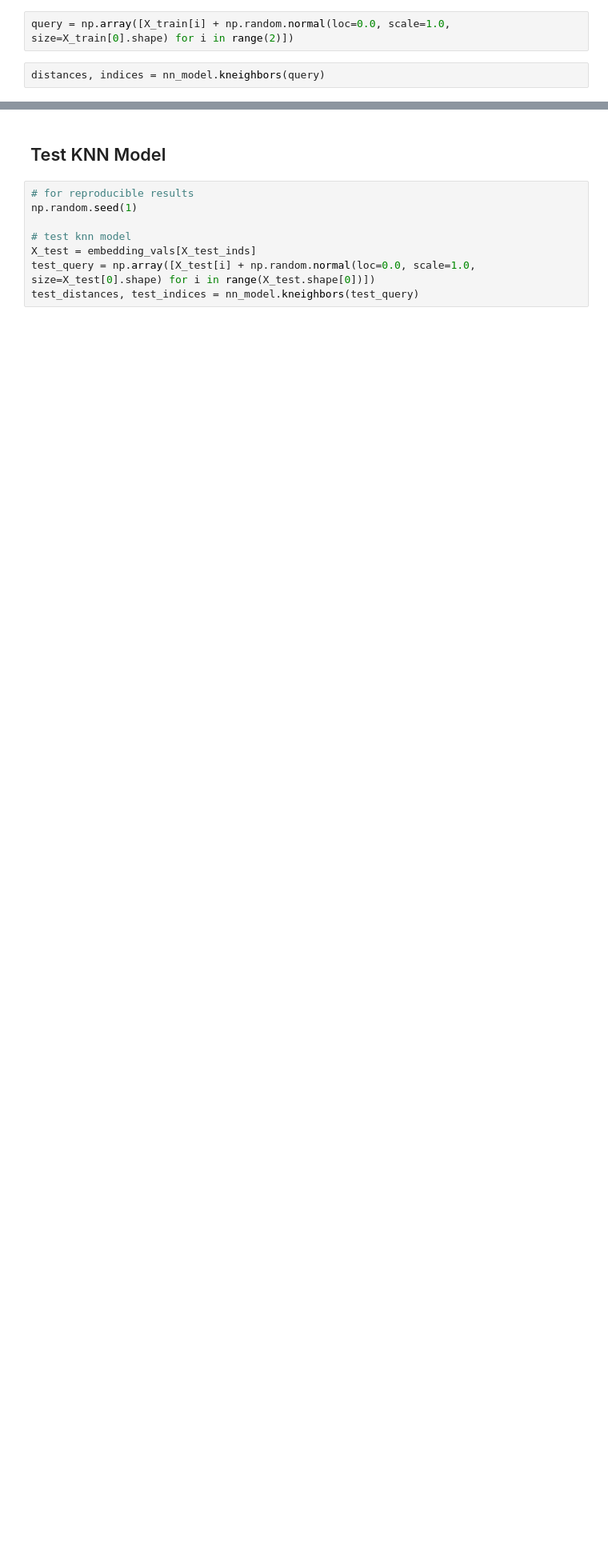
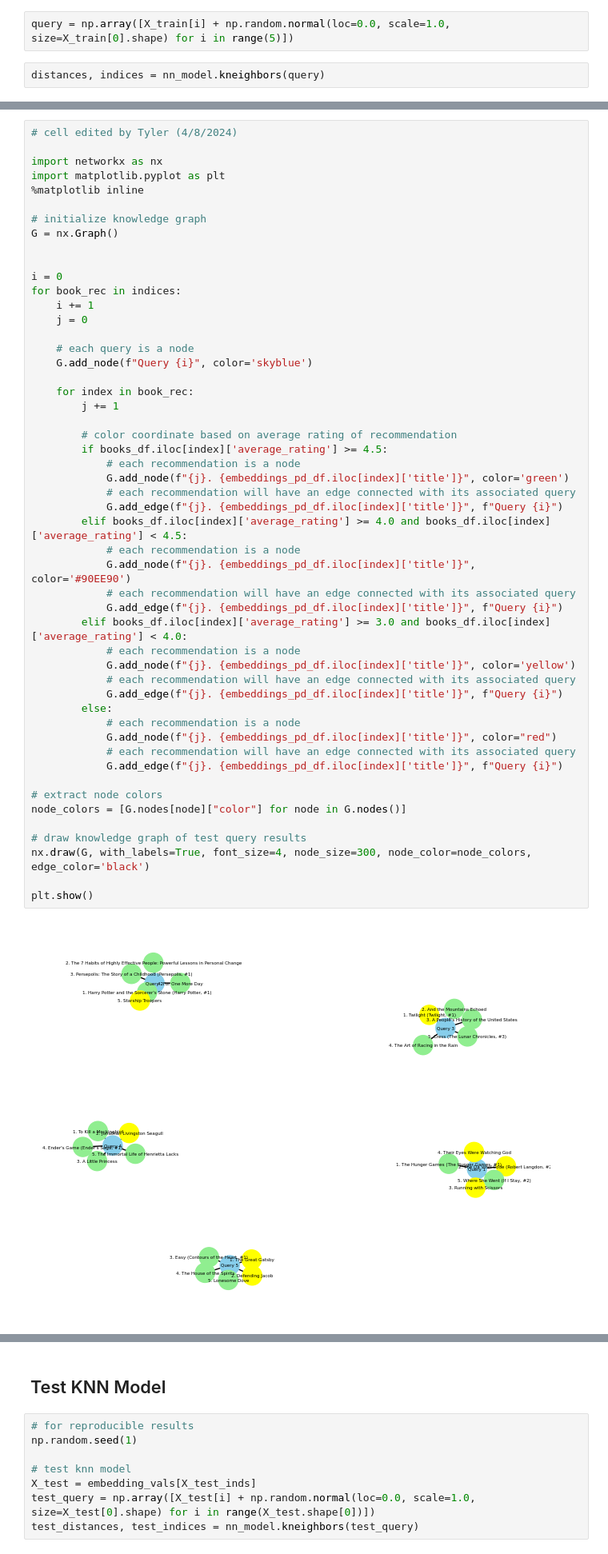
Before and after one commit to Book-Bender/The-Last-Book-Bender, a Jupyter notebook: Notebooks/bert.ipynb, the cells around one changed output, grey strips where cells are left out. Shown at 80% size. Cells and saved outputs as stored; diff of their text form; blank space fills up the shorter version.

Commit message:
Added knowledge graphs for BERT embedding queries.

```diff
--- a/Notebooks/bert.ipynb
+++ b/Notebooks/bert.ipynb
@@ -98,6 +98,6 @@ nn_model = NearestNeighbors(n_neighbors=k, algorithm="ball_tree").fit(X_train)
 # %% [markdown]
 # Query KNN
 # %%
-query = np.array([X_train[i] + np.random.normal(loc=0.0, scale=1.0, size=X_train[0].shape) for i in range(2)])
+query = np.array([X_train[i] + np.random.normal(loc=0.0, scale=1.0, size=X_train[0].shape) for i in range(5)])
 # %%
 distances, indices = nn_model.kneighbors(query)
@@ -126,3 +106,56 @@ Top 5 recommendations for query 2:
+# %%
+# cell edited by Tyler (4/8/2024)
+
+import networkx as nx
+import matplotlib.pyplot as plt
+%matplotlib inline
+
+# initialize knowledge graph
+G = nx.Graph()
+
+
+i = 0
+for book_rec in indices:
+    i += 1
+    j = 0
+
+    # each query is a node
+    G.add_node(f"Query {i}", color='skyblue')
+
+    for index in book_rec:
+        j += 1
+
+        # color coordinate based on average rating of recommendation
+        if books_df.iloc[index]['average_rating'] >= 4.5:
+            # each recommendation is a node
+            G.add_node(f"{j}. {embeddings_pd_df.iloc[index]['title']}", color='green')
+            # each recommendation will have an edge connected with its associated query
+            G.add_edge(f"{j}. {embeddings_pd_df.iloc[index]['title']}", f"Query {i}")
+        elif books_df.iloc[index]['average_rating'] >= 4.0 and books_df.iloc[index]['average_rating'] < 4.5:
+            # each recommendation is a node
+            G.add_node(f"{j}. {embeddings_pd_df.iloc[index]['title']}", color='#90EE90')
+            # each recommendation will have an edge connected with its associated query
+            G.add_edge(f"{j}. {embeddings_pd_df.iloc[index]['title']}", f"Query {i}")
+        elif books_df.iloc[index]['average_rating'] >= 3.0 and books_df.iloc[index]['average_rating'] < 4.0:
+            # each recommendation is a node
+            G.add_node(f"{j}. {embeddings_pd_df.iloc[index]['title']}", color='yellow')
+            # each recommendation will have an edge connected with its associated query
+            G.add_edge(f"{j}. {embeddings_pd_df.iloc[index]['title']}", f"Query {i}")
+        else:
+            # each recommendation is a node
+            G.add_node(f"{j}. {embeddings_pd_df.iloc[index]['title']}", color="red")
+            # each recommendation will have an edge connected with its associated query
+            G.add_edge(f"{j}. {embeddings_pd_df.iloc[index]['title']}", f"Query {i}")
+
+# extract node colors
+node_colors = [G.nodes[node]["color"] for node in G.nodes()]
+
+# draw knowledge graph of test query results
+nx.draw(G, with_labels=True, font_size=4, node_size=300, node_color=node_colors, edge_color='black')
+
+plt.show()
+# %% [output]
+[figure, added]
 # %% [markdown]
 # KNN Model Evaluation
 
```
Also changed, not shown: parts of 6 cells of this notebook.
